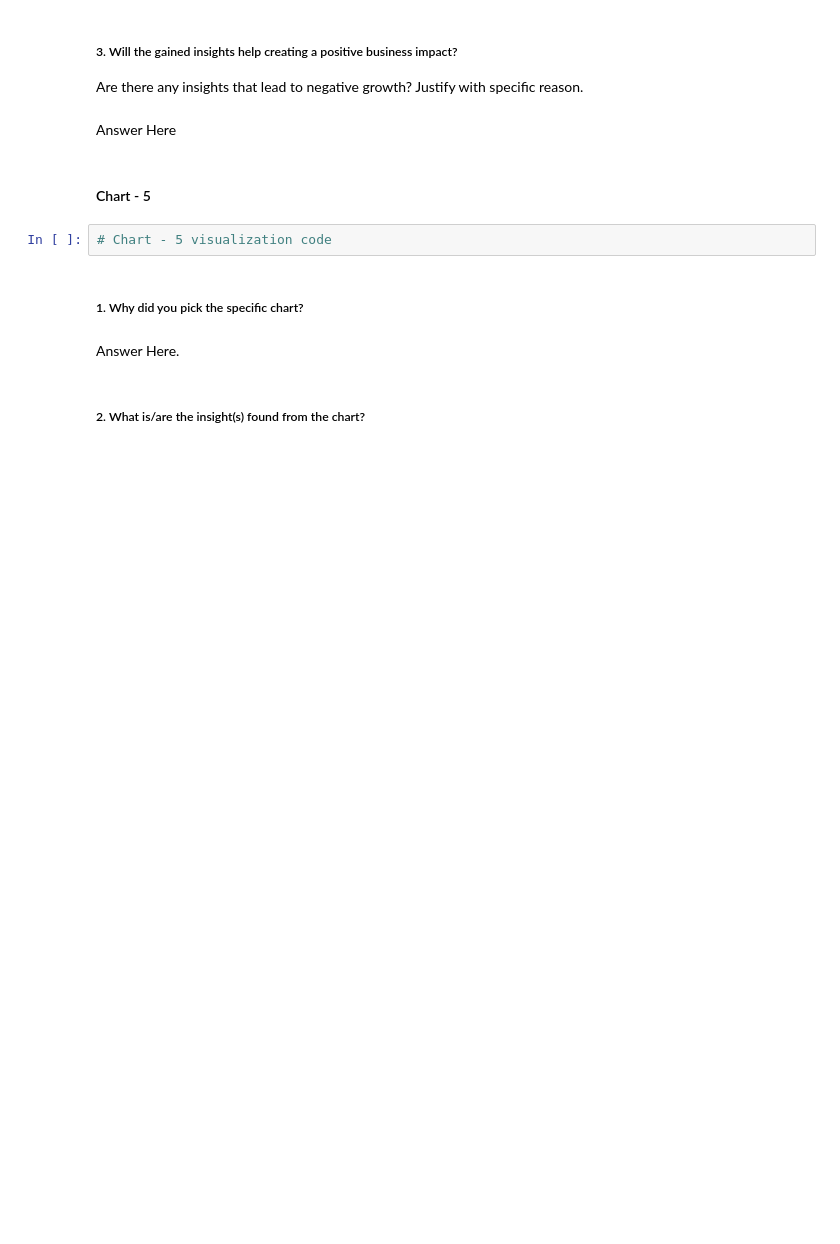
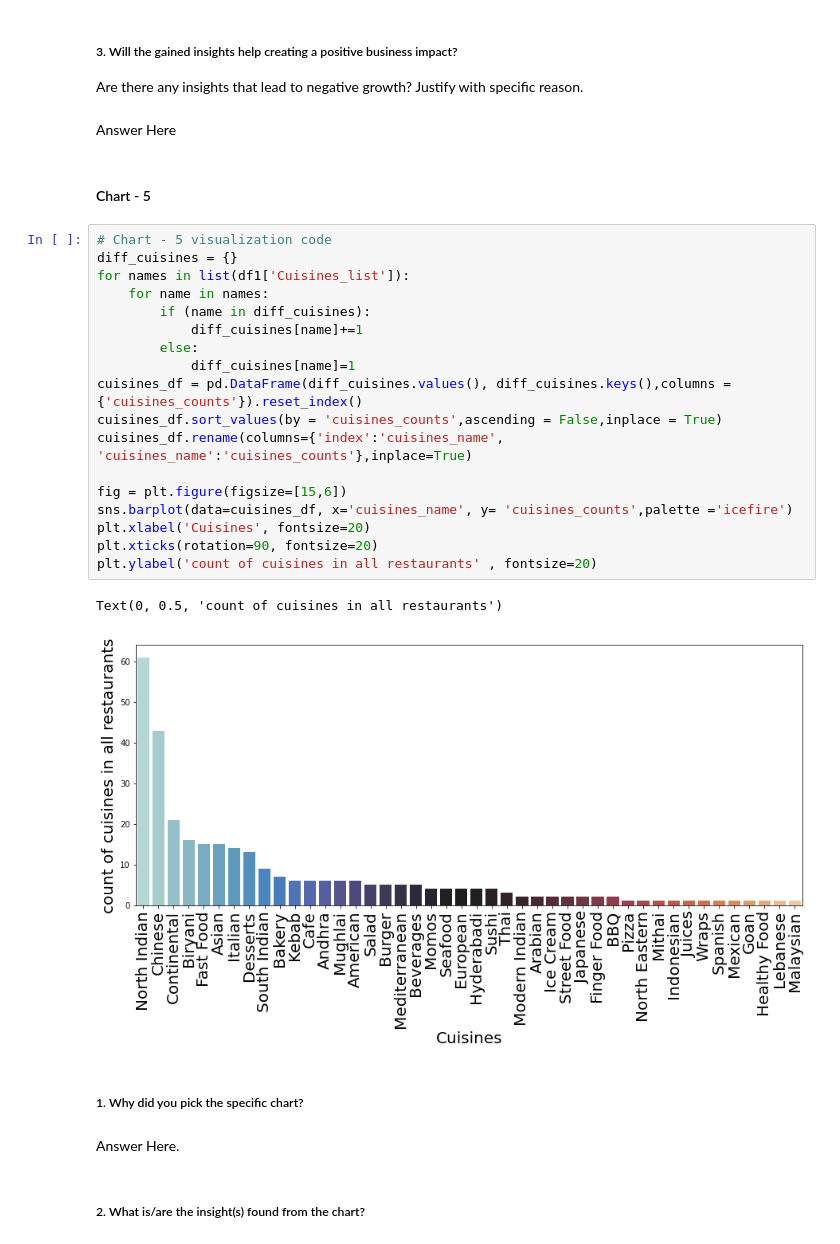
Before and after one commit to saumyadash9/Zomato-Restaurant-Clustering-And-Sentiment-Analysis, a Jupyter notebook: Saumya_Dash_Zomato_Restaurant_Clustering_And_Sentiment_Analysis.ipynb, the cells around one changed output. Drawn from its saved outputs; the diff is of its cells as text; blank space fills up the shorter version.

```diff
--- a/Saumya_Dash_Zomato_Restaurant_Clustering_And_Sentiment_Analysis.ipynb
+++ b/Saumya_Dash_Zomato_Restaurant_Clustering_And_Sentiment_Analysis.ipynb
@@ -644,8 +656,27 @@ Are there any insights that lead to negative growth? Justify with specific reaso
 Answer Here
 # %% [markdown]
 #### Chart - 5
-# %%
-# Chart - 5 visualization code
+# %%
+# Chart - 5 visualization code
+diff_cuisines = {}
+for names in list(df1['Cuisines_list']):
+    for name in names:
+        if (name in diff_cuisines):
+            diff_cuisines[name]+=1
+        else:
+            diff_cuisines[name]=1
+cuisines_df = pd.DataFrame(diff_cuisines.values(), diff_cuisines.keys(),columns = {'cuisines_counts'}).reset_index()
+cuisines_df.sort_values(by = 'cuisines_counts',ascending = False,inplace = True)
+cuisines_df.rename(columns={'index':'cuisines_name', 'cuisines_name':'cuisines_counts'},inplace=True)
+
+fig = plt.figure(figsize=[15,6])
+sns.barplot(data=cuisines_df, x='cuisines_name', y= 'cuisines_counts',palette ='icefire')
+plt.xlabel('Cuisines', fontsize=20)
+plt.xticks(rotation=90, fontsize=20)
+plt.ylabel('count of cuisines in all restaurants' , fontsize=20)
+# %% [output]
+Text(0, 0.5, 'count of cuisines in all restaurants')
+[figure, added]
 # %% [markdown]
 ##### 1. Why did you pick the specific chart?
 # %% [markdown]
```
Also changed, not shown: parts of 12 cells of this notebook.
